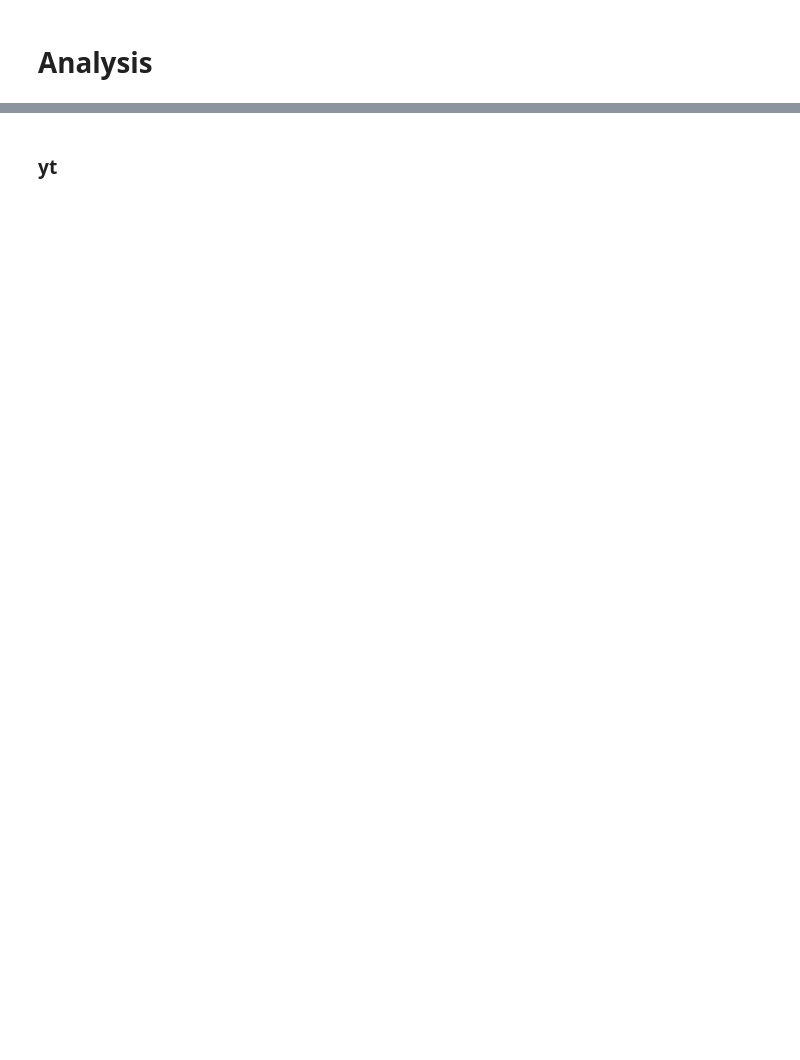
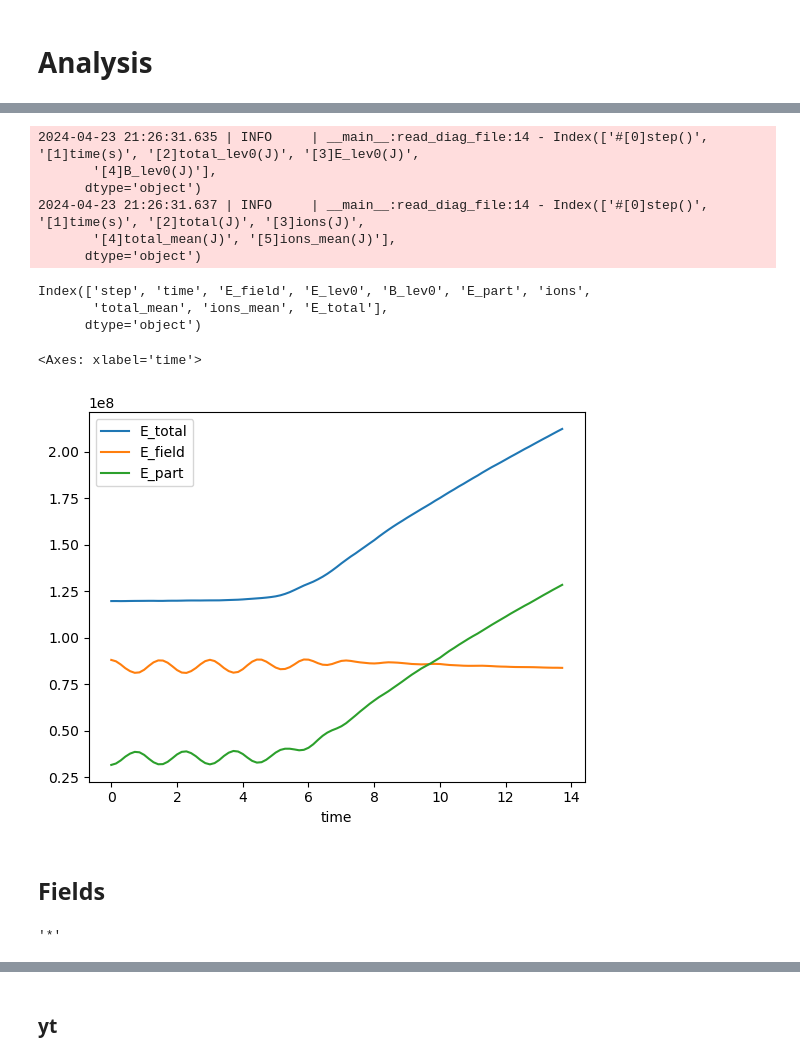
Before and after one commit to Beforerr/swd_simulation, a Jupyter notebook: warpx/analysis.ipynb, the cells around one changed output, grey strips where cells are left out. Cells and saved outputs as stored; diff of their text form; code cells hidden in the pictures; blank space fills up the shorter version.

````diff
--- a/warpx/analysis.ipynb
+++ b/warpx/analysis.ipynb
@@ -25,0 +53,56 @@ zaxis = "y"  # yt will load the z axis as the y axis
+# %%
+import pandas as pd
+
+def read_diag_file(path, rename_func=lambda x: x.split("]")[1].split("(")[0]):
+    """
+    read the diagnostic file as a dataframe from the path
+
+    file format is like this:
+    ```
+    step time ...
+    0 0.0 ...
+    ```
+    """
+    df = pd.read_csv(path, sep=" ")
+    logger.info(df.columns)
+    # rename the columns from something like '[2]total(J)' to 'total'
+    new_df = df.rename(columns=rename_func)
+    return new_df
+
+def plot_energy_evolution(
+    field_energy_diag_path = "diags/reducedfiles/field_energy.txt",
+    part_energy_diag_path = "diags/reducedfiles/part_energy.txt"
+):
+    field_energy = read_diag_file(field_energy_diag_path).rename(columns={"total_lev0": "E_field"})
+    part_energy = read_diag_file(part_energy_diag_path).rename(columns={"total": "E_part"})
+    energy_df = field_energy.merge(part_energy).assign(E_total=lambda x: x.E_field + x.E_part)
+    print(energy_df.columns)
+
+    return energy_df.plot(x="time", y=["E_total", "E_field", "E_part"])
+
+plot_energy_evolution()
+# %% [output]
+2024-04-23 21:26:31.635 | INFO     | __main__:read_diag_file:14 - Index(['#[0]step()', '[1]time(s)', '[2]total_lev0(J)', '[3]E_lev0(J)',
+       '[4]B_lev0(J)'],
+      dtype='object')
+2024-04-23 21:26:31.637 | INFO     | __main__:read_diag_file:14 - Index(['#[0]step()', '[1]time(s)', '[2]total(J)', '[3]ions(J)',
+       '[4]total_mean(J)', '[5]ions_mean(J)'],
+      dtype='object')
+Index(['step', 'time', 'E_field', 'E_lev0', 'B_lev0', 'E_part', 'ions',
+       'total_mean', 'ions_mean', 'E_total'],
+      dtype='object')
+<Axes: xlabel='time'>
+[figure, added]
+# %% [markdown]
+## Fields
+# %%
+diag_format = sim['diag_format']
+
+if diag_format == "openpmd":
+    ext = sim['diag_openpmd_backend']
+    file_format = f"/{diag_format}*.{ext}"
+else:
+    file_format = "*"
+file_format
+# %% [output]
+'*'
````
Also changed, not shown: parts of 13 cells of this notebook, 5 other files.
